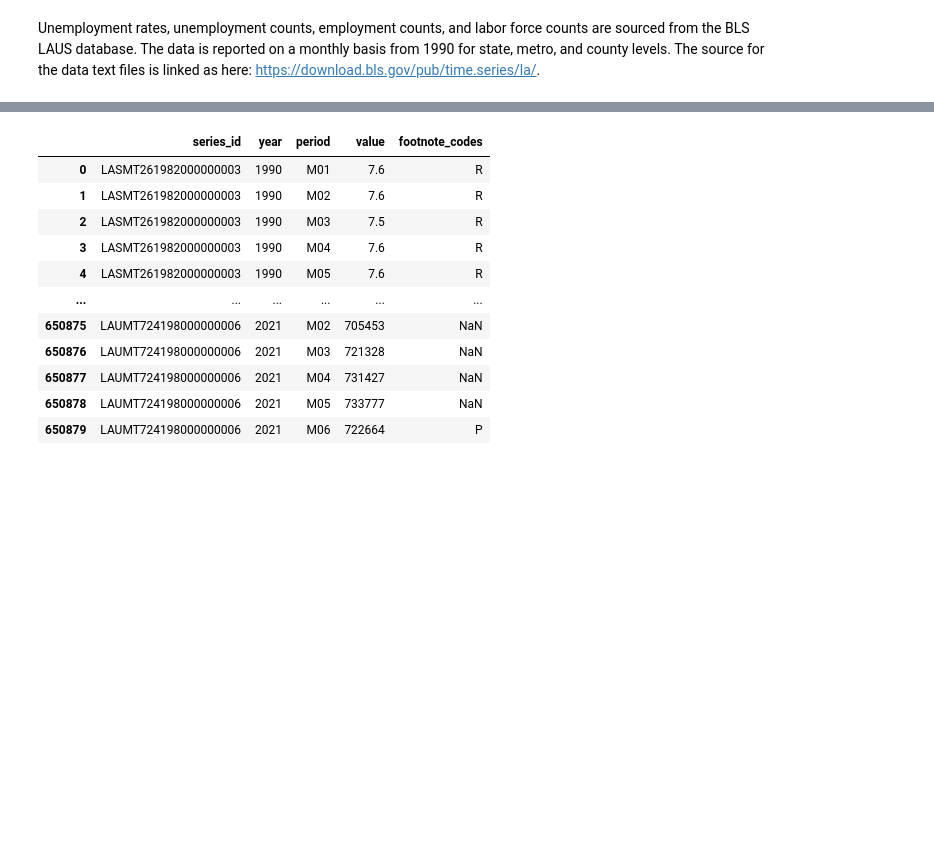
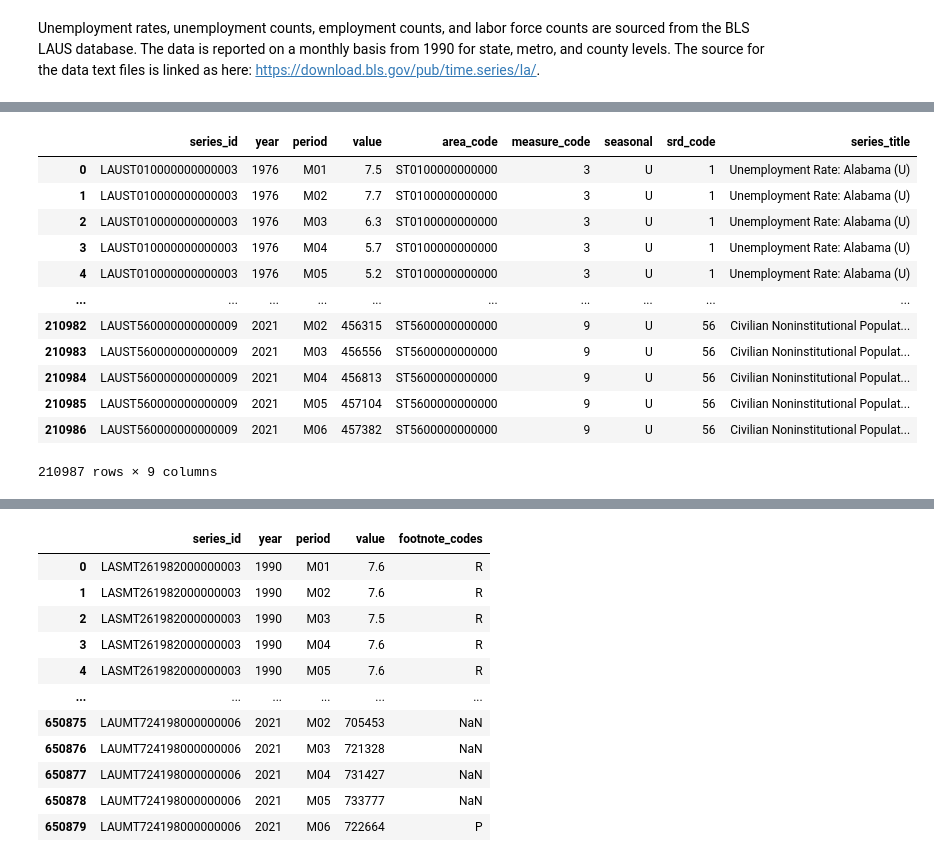
Before and after one commit to vhimani/Summer-2021-Intern-Project, a Jupyter notebook: code/LAUS.ipynb, the cells around one changed output, grey strips where cells are left out. Saved outputs shown, nothing was run; the diff lists cells and outputs as text; code cells hidden in the pictures; blank space fills up the shorter version.

```diff
--- a/code/LAUS.ipynb
+++ b/code/LAUS.ipynb
@@ -23,0 +96,18 @@ change_dir('input\\LAUS')
+# %%
+# Drop irrelevant columns
+all_data_series = all_data_series.drop(['footnote_codes_x','area_type_code','footnote_codes_y','begin_year', 'begin_period', 'end_year', 'end_period'],axis=1)
+all_data_series
+# %% [output]
+|  | series_id | year | period | value | area_code | measure_code | seasonal | srd_code | series_title |
+| 0 | LAUST010000000000003 | 1976 | M01 | 7.5 | ST0100000000000 | 3 | U | 1 | Unemployment Rate: Alabama (U) |
+| 1 | LAUST010000000000003 | 1976 | M02 | 7.7 | ST0100000000000 | 3 | U | 1 | Unemployment Rate: Alabama (U) |
+| 2 | LAUST010000000000003 | 1976 | M03 | 6.3 | ST0100000000000 | 3 | U | 1 | Unemployment Rate: Alabama (U) |
+| 3 | LAUST010000000000003 | 1976 | M04 | 5.7 | ST0100000000000 | 3 | U | 1 | Unemployment Rate: Alabama (U) |
+| 4 | LAUST010000000000003 | 1976 | M05 | 5.2 | ST0100000000000 | 3 | U | 1 | Unemployment Rate: Alabama (U) |
+| ... | ... | ... | ... | ... | ... | ... | ... | ... | ... |
+| 210982 | LAUST560000000000009 | 2021 | M02 | 456315 | ST5600000000000 | 9 | U | 56 | Civilian Noninstitutional Populat... |
+| 210983 | LAUST560000000000009 | 2021 | M03 | 456556 | ST5600000000000 | 9 | U | 56 | Civilian Noninstitutional Populat... |
+| 210984 | LAUST560000000000009 | 2021 | M04 | 456813 | ST5600000000000 | 9 | U | 56 | Civilian Noninstitutional Populat... |
+| 210985 | LAUST560000000000009 | 2021 | M05 | 457104 | ST5600000000000 | 9 | U | 56 | Civilian Noninstitutional Populat... |
+| 210986 | LAUST560000000000009 | 2021 | M06 | 457382 | ST5600000000000 | 9 | U | 56 | Civilian Noninstitutional Populat... |
+210987 rows × 9 columns
```
Also changed, not shown: parts of 11 cells of this notebook.
